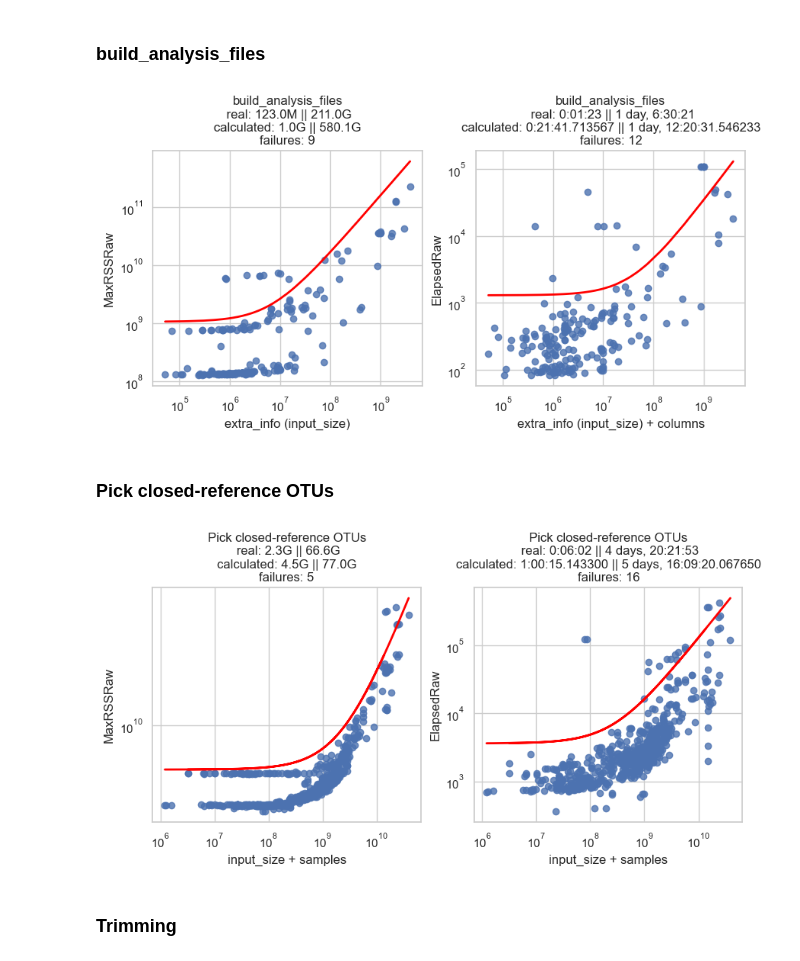
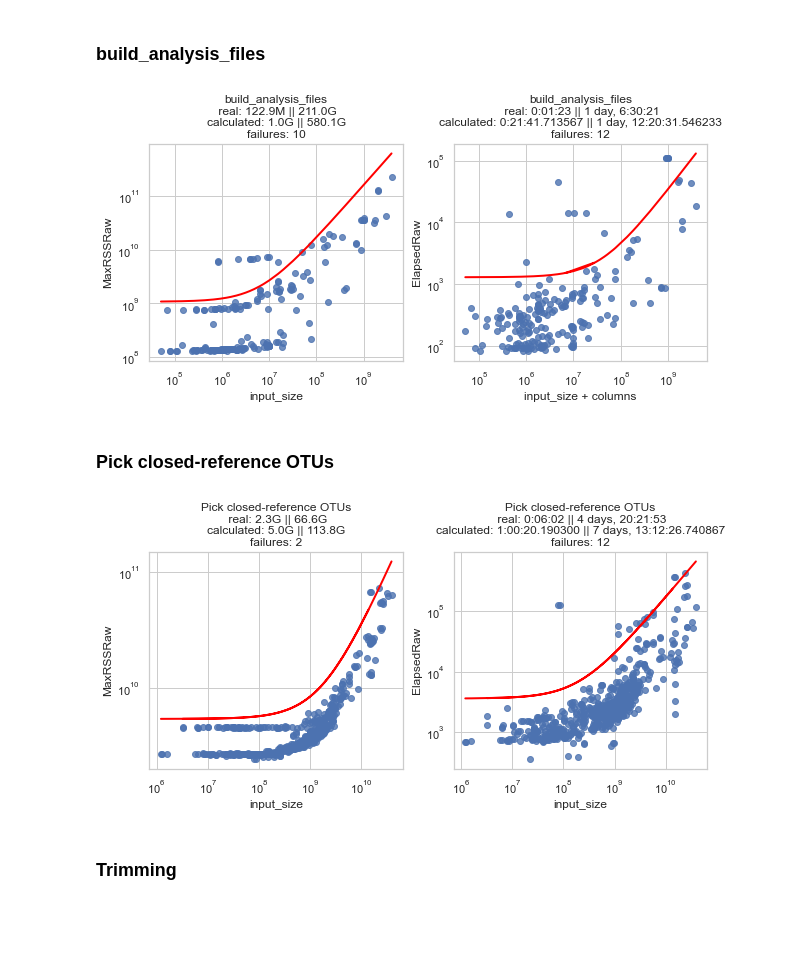
Before and after one commit to qiita-spots/qiita, a Jupyter notebook: notebooks/resource-allocation/072023.ipynb, the cells around one changed output. Drawn from its saved outputs; the diff is of its cells as text; code cells hidden in the pictures; blank space fills up the shorter version.

```diff
--- a/notebooks/resource-allocation/072023.ipynb
+++ b/notebooks/resource-allocation/072023.ipynb
@@ -14,14 +20,24 @@ First you will need to run `job_stats_generation.py` in Qiita as the qiita user
 # %%
-# ['JobID', 'ElapsedRaw', 'MaxRSS', 'QiitaID', 'external_id', 'sId',
-#  'sName', 'sVersion', 'cId', 'cName', 'samples', 'columns', 'input_size',
-#  'MaxRSSRaw'],
-
 date_fmt = '%Y-%m-%dT%H:%M:%S'
 m1g = 2**30
 
+# In slurm, each JobID is represented by 3 rows in the dataframe:
+#   - external_id:  overall container for the job and its associated
+#                   requests. When the Timelimit is hit, the container
+#                   would take care of completing/stopping the
+#                   external_id.batch job.
+#   - external_id.batch: it's a container job, it provides how
+#                        much memory it uses and cpus allocated, etc.
+#   - external_id.extern: takes into account anything that happens
+#                         outside processing but yet is included in
+#                         the container resources. As in, if you ssh
+#                         to the node and do something additional or run
+#                         a prolog script, that processing would be under
+#                         external_id but separate from external_id.batch.
+# Here we are going to merge all this info into a single row + some other columns
 df = []
-for eid, __df in pd.read_csv(
-        'job_stats_071223.tsv.gz', sep='\t', dtype={'extra_info': str}).groupby('external_id'):
+for eid, __df in pd.read_csv('jobs_2023-07-14.tsv.gz', sep='\t',
+                             dtype={'extra_info': str}).groupby('external_id'):
     tmp = __df.iloc[1].copy()
     # Calculating WaitTime, basically how long did the job took to start
     # this is useful for some general profiling
@@ -33,7 +49,7 @@ for eid, __df in pd.read_csv(
 df = pd.DataFrame(df)
 
 # This is important as we are transforming the MaxRSS to raw value
-# so we need to confirm that there is no other values
+# so we need to confirm that there is no other suffixes
 print('Make sure that only 0/K/M exist', set(df.MaxRSS.apply(lambda x: x[-1])))
 
 def _helper(x):
@@ -555,11 +571,8 @@ _df = df[
 ].copy()
 
 # convert extra_info, which is the same as input_size but counting only biom
-_df['extra_info'] = _df['extra_info'].astype('int')
-_df.dropna(subset=['extra_info', 'columns'], inplace=True)
 
-col_name = 'extra_info (input_size)'
-_df[col_name] = _df['extra_info']
+col_name = 'input_size'
 
 # Memory
 ax = sns.regplot(x=col_name, y='MaxRSSRaw',
@@ -586,8 +599,8 @@ _ = ax.set_title(f'{cname}\n real: {min_memory} || {max_memory}\n'
                  f'calculated: {cmin_memory} || {cmax_memory}\n'
                  f'failures: {failures}')
 
-col_name = 'extra_info (input_size) + columns'
-_df[col_name] = _df['extra_info'] + _df['columns']
+col_name = 'input_size + columns'
+_df[col_name] = _df['input_size'] + _df['columns']
 
 # Time
 ax = sns.regplot(x=col_name, y='ElapsedRaw',
@@ -627,7 +640,7 @@ axs[1].set_yscale('log')
 #     WHERE job_type = 'RESOURCE_PARAMS_COMMAND' and
 #     name = 'build_analysis_files';
 # %% [output]
-[figure, old version]
+[figure, new version]
 # %% [markdown]
 ### Pick closed-reference OTUs
 # %%
@@ -639,8 +652,7 @@ cname = 'Pick closed-reference OTUs'
 _df = df[(df.cName == cname)
 #           & (df.updated == 'after')
          ].copy()
-col_name = 'input_size + samples'
-_df[col_name] = _df.input_size + _df.samples
+col_name = 'input_size'
 
 # Memory
 ax = sns.regplot(x=col_name, y='MaxRSSRaw',
@@ -649,8 +661,8 @@ ax = sns.regplot(x=col_name, y='MaxRSSRaw',
                  fit_reg=False,
                  ax=axs[0])
 x_plot = np.array(sorted(_df[col_name].unique()))
-y_plot = (4.5*m1g)+(x_plot*2)
-_df['cMaxRSSRaw'] = (4.5*m1g)+(_df[col_name]*2)
+y_plot = (5*m1g)+(x_plot*3)
+_df['cMaxRSSRaw'] = (5*m1g)+(_df[col_name]*3)
 
 failures_df = _df[_df.MaxRSSRaw > _df.cMaxRSSRaw]
 failures = failures_df.shape[0]
@@ -675,38 +687,38 @@ ax = sns.regplot(x=col_name, y='ElapsedRaw',
                  x_estimator=None,
                  fit_reg=False,
                  ax=axs[1])
 
 x_plot = np.array(sorted(_df[col_name].unique()))
-y_plot = 3600+(x_plot/80000)
-_df['cElapsedRaw'] = 3600+(_df[col_name]/80000)
+y_plot = 3600+(x_plot/60000)
+_df['cElapsedRaw'] = 3600+(_df[col_name]/60000)
 axs[1].plot(x_plot, y_plot, linewidth=2, color='red')
 
 failures_df = _df[_df.ElapsedRaw > _df.cElapsedRaw]
 failures = failures_df.shape[0]
 
 maxtime = timedelta(seconds=float(_df['ElapsedRaw'].max()))
 cmaxtime = timedelta(seconds=float(max(y_plot)))
 mintime = timedelta(seconds=float(_df['ElapsedRaw'].min()))
 cmintime = timedelta(seconds=float(min(y_plot)))
 
 _ = ax.set_title(f'{cname}\n real: {mintime} || {maxtime}\n'
                  f'calculated: {cmintime} || {cmaxtime}\n'
                  f'failures: {failures}')
 axs[1].set_xscale('log')
 axs[1].set_yscale('log')
 
 # The outliers are 16S NovaSeq
 
 # *** RESOURCE ALLOCATION ***
 
 # UPDATE qiita.processing_job_resource_allocation set
 #     allocation = '-p qiita -N 1 -n 1 '
-#            || '--mem (4.5(2**30))+(({input_size}+{samples})*2)'
-#            || '--time 3600+(({input_size}+{samples})/80000)'
+#            || '--mem (5(2**30))+({input_size}*3)'
+#            || '--time 3600+({input_size}/60000)'
 #     WHERE job_type = 'RESOURCE_PARAMS_COMMAND' and
 #     name = 'Pick closed-reference OTUs';
 # %% [output]
-[figure, old version]
+[figure, new version]
 # %% [markdown]
 ### Trimming
 # %%
```
Also changed, not shown: parts of 29 cells of this notebook, 3 other files.
